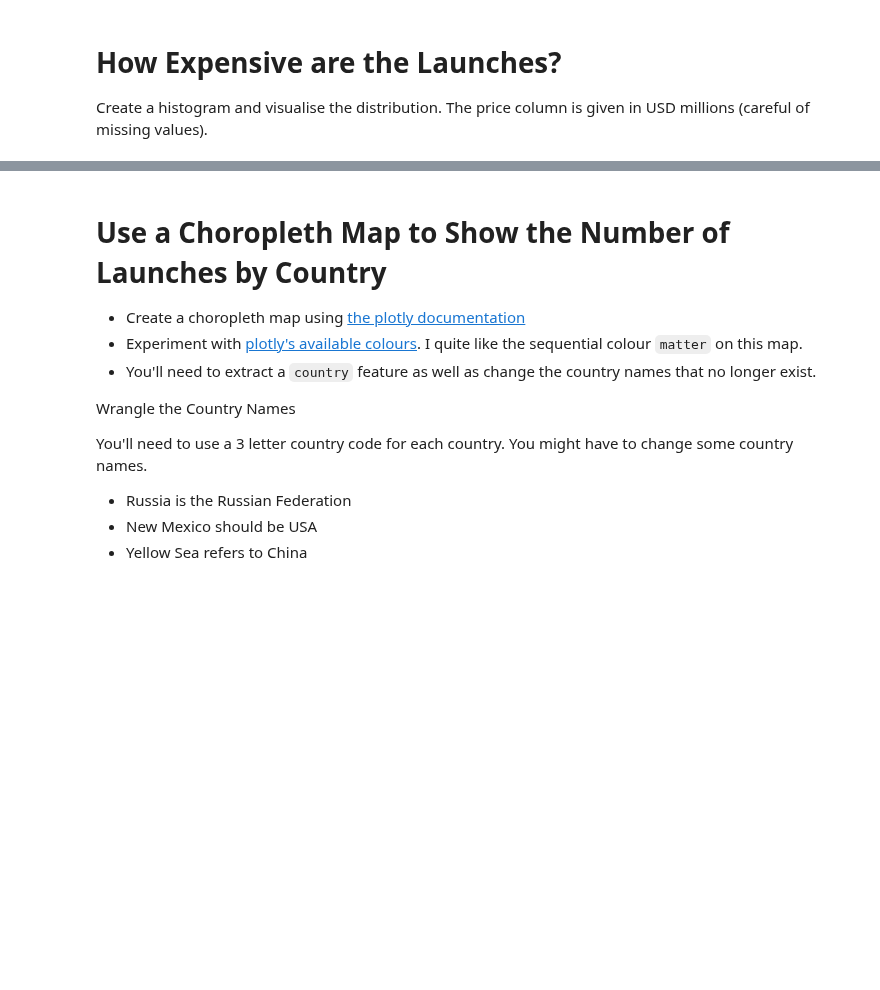
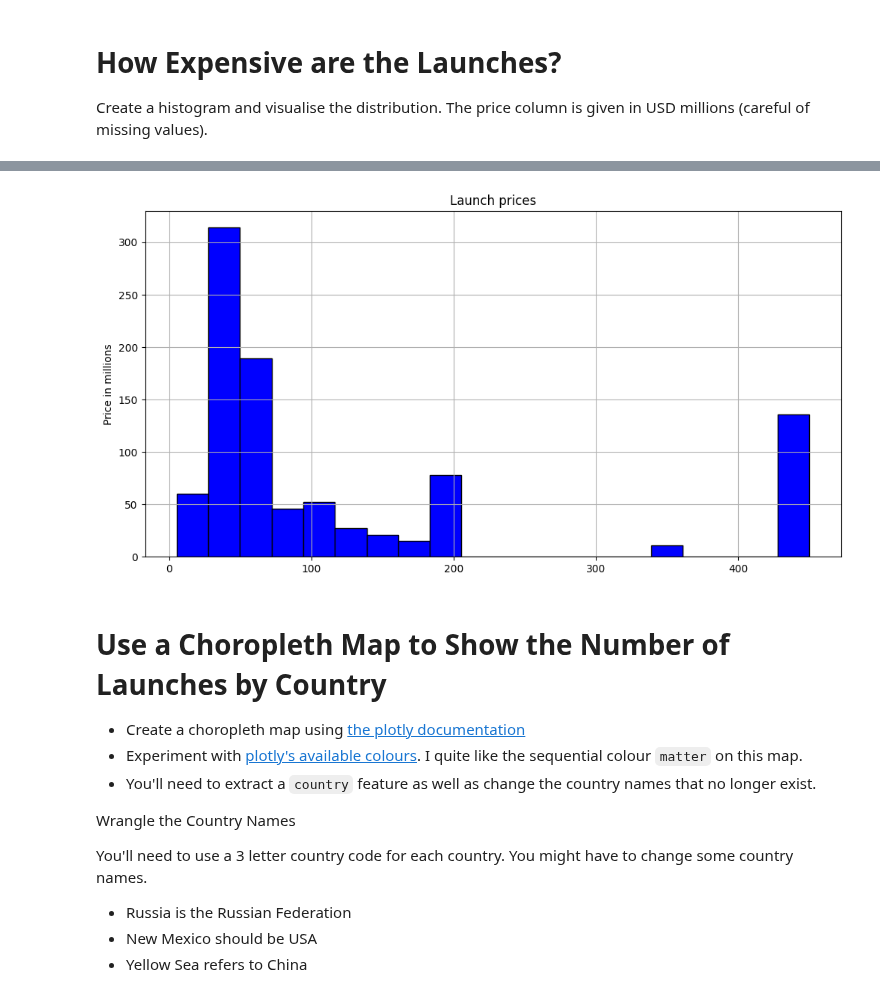
Before and after one commit to ViktorGeorgiev98/analyze-and_visualize-space-race, a Jupyter notebook: Space_Missions_Analysis_(start).ipynb, the cells around one changed output, grey strips where cells are left out. Cells and saved outputs as stored; diff of their text form; code cells hidden in the pictures; blank space fills up the shorter version.

```diff
--- a/Space_Missions_Analysis_(start).ipynb
+++ b/Space_Missions_Analysis_(start).ipynb
@@ -255,3 +292,14 @@ Create a histogram and visualise the distribution. The price column is given in
+# %%
+# make a histogram
+plt.figure(figsize=(12, 6))
+plt.title("Launch prices")
+# plt.xlabel("Price in millions")
+plt.ylabel("Price in millions")
+plt.grid(True)
+plt.hist(prices_above_0, bins=20, edgecolor="black", color="blue")
+plt.show()
+# %% [output]
+[figure, added]
 # %% [markdown]
 # Use a Choropleth Map to Show the Number of Launches by Country
 
```
Also changed, not shown: parts of 6 cells of this notebook.
